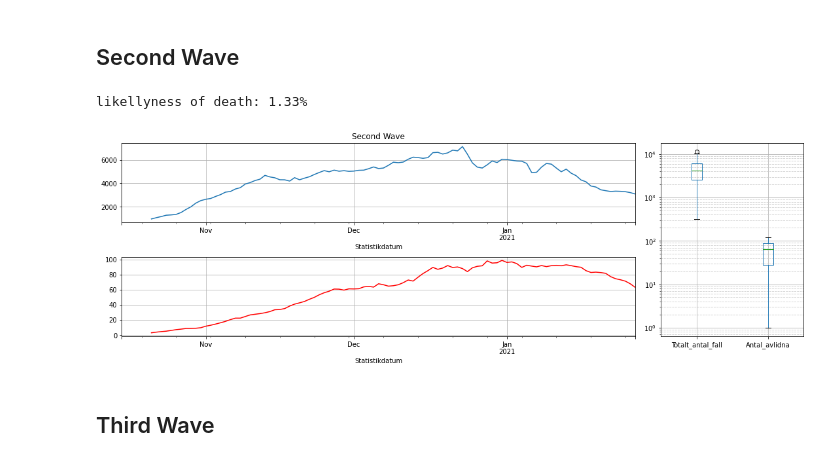
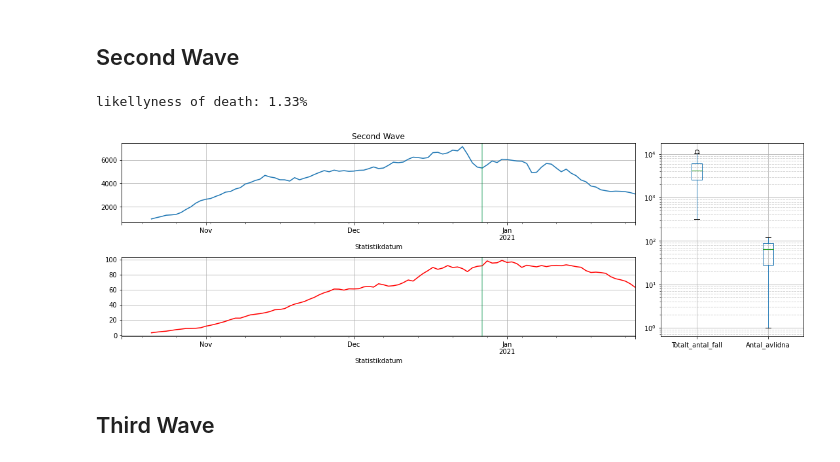
Before and after one commit to Luviz/se_covid_data, a Jupyter notebook: Swe_Covid_data.ipynb, the cells around one changed output. Saved outputs shown, nothing was run; the diff lists cells and outputs as text; code cells hidden in the pictures.

```diff
--- a/Swe_Covid_data.ipynb
+++ b/Swe_Covid_data.ipynb
@@ -193,22 +193,26 @@ likellyness of death: 7.78%
 # %%
 start, end = datetime(2020,10,15), datetime(2021, 1,27)
 data = df[start:end].rolling(7).mean()
 
 fig, ax_cases, ax_deaths, ax_box = get_grid()
 fig.set_size_inches(15,5)
 
 p_config = {"logy":False, "grid":True}
 
 _ = data["Totalt_antal_fall"].plot(ax=ax_cases, **p_config, title="Second Wave")
 _ = data["Antal_avlidna"].plot(ax=ax_deaths, **p_config, color='r')
 _ = df[start:end].plot.box(grid=True, ax=ax_box, logy=True)
 
+ax_cases.axvline(datetime(2020,12,27), color="#009349", alpha=0.5) # Pfizer deployment
+ax_deaths.axvline(datetime(2020,12,27), color="#009349", alpha=0.5) # Pfizer deployment
+
+
 sum_cases, sum_deaths = df[start:end].sum()
 
 print(f"likellyness of death: {(100*sum_deaths/sum_cases):.2f}%")
 # %% [output]
 likellyness of death: 1.33%
-[figure, old version]
+[figure, new version]
 # %% [markdown]
 ## Third Wave
 # %%
```
Also changed, not shown: parts of 1 cell of this notebook.
